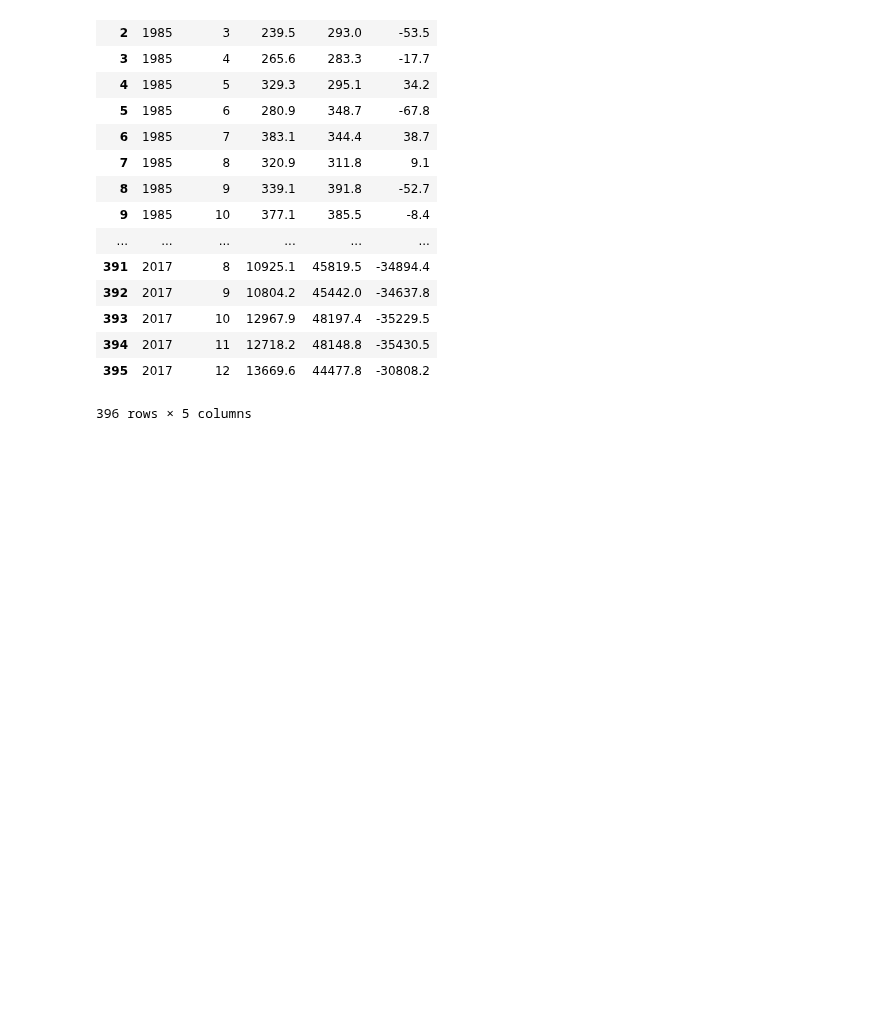
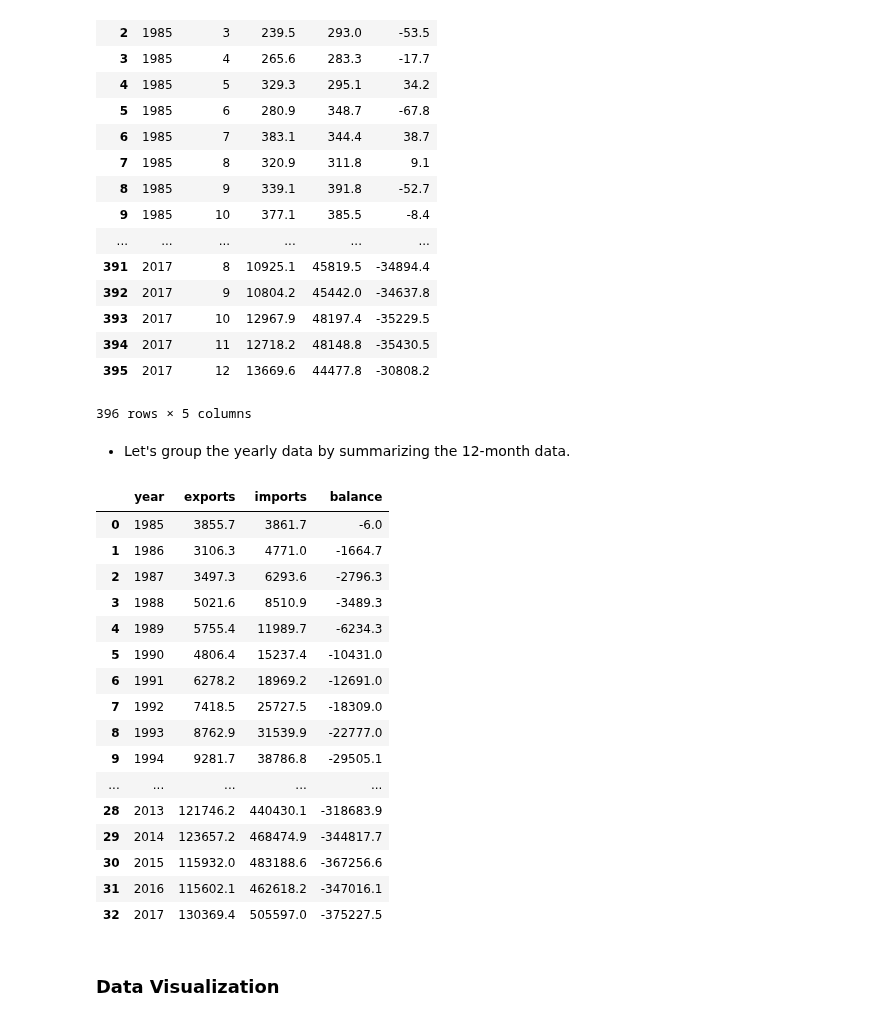
Before and after one commit to zjohnwei/analyze-U.S.-China-trade-deficit, a Jupyter notebook: US-China-Trade-Data-Analysis.ipynb, the cells around one changed output. Cells and saved outputs as stored; diff of their text form; code cells hidden in the pictures; blank space fills up the shorter version.

Commit message:
finish the data clean process.

```diff
--- a/US-China-Trade-Data-Analysis.ipynb
+++ b/US-China-Trade-Data-Analysis.ipynb
@@ -299,3 +299,38 @@ trade_data
 | 394 | 2017 | 11 | 12718.2 | 48148.8 | -35430.5 |
 | 395 | 2017 | 12 | 13669.6 | 44477.8 | -30808.2 |
 396 rows × 5 columns
+# %% [markdown]
+* Let's group the yearly data by summarizing the 12-month data.
+# %%
+import numpy as np
+# we group the column data by based on the 'year' column
+trade_data_yearly_grouped=trade_data.groupby(['year'])
+# we apply the np.sum() function to summarize the value for each year
+trade_data_yearly=trade_data_yearly_grouped.agg(np.sum)
+# we want to recove the year column by copying the dataframe index, which is our 'year' data
+trade_data_yearly['year']=trade_data_yearly.index
+# we reorder the data
+trade_data_yearly=trade_data_yearly[['year', 'exports', 'imports', 'balance']]
+# our index is 'year', we will reset the index
+trade_data_yearly=trade_data_yearly.reset_index(drop=True)
+trade_data_yearly
+# %% [output]
+|  | year | exports | imports | balance |
+| 0 | 1985 | 3855.7 | 3861.7 | -6.0 |
+| 1 | 1986 | 3106.3 | 4771.0 | -1664.7 |
+| 2 | 1987 | 3497.3 | 6293.6 | -2796.3 |
+| 3 | 1988 | 5021.6 | 8510.9 | -3489.3 |
+| 4 | 1989 | 5755.4 | 11989.7 | -6234.3 |
+| 5 | 1990 | 4806.4 | 15237.4 | -10431.0 |
+| 6 | 1991 | 6278.2 | 18969.2 | -12691.0 |
+| 7 | 1992 | 7418.5 | 25727.5 | -18309.0 |
+| 8 | 1993 | 8762.9 | 31539.9 | -22777.0 |
+| 9 | 1994 | 9281.7 | 38786.8 | -29505.1 |
+| ... | ... | ... | ... | ... |
+| 28 | 2013 | 121746.2 | 440430.1 | -318683.9 |
+| 29 | 2014 | 123657.2 | 468474.9 | -344817.7 |
+| 30 | 2015 | 115932.0 | 483188.6 | -367256.6 |
+| 31 | 2016 | 115602.1 | 462618.2 | -347016.1 |
+| 32 | 2017 | 130369.4 | 505597.0 | -375227.5 |
+# %% [markdown]
+### Data Visualization
```
